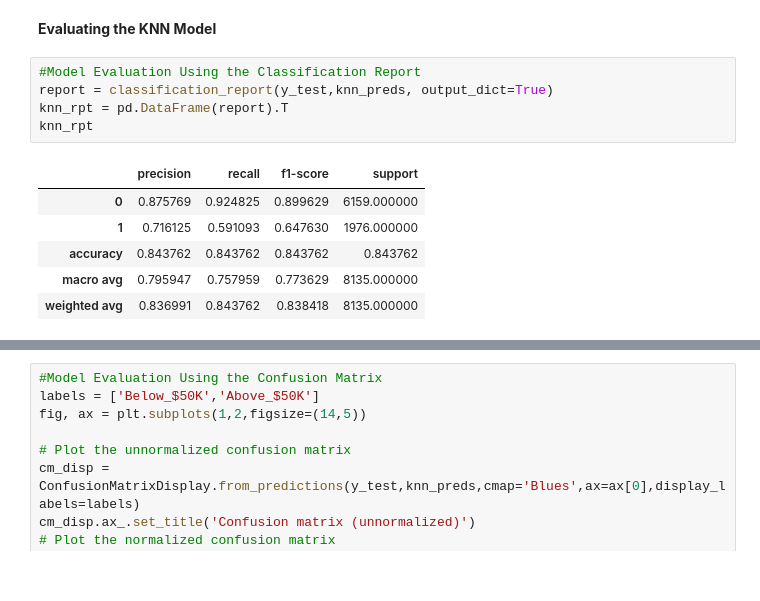
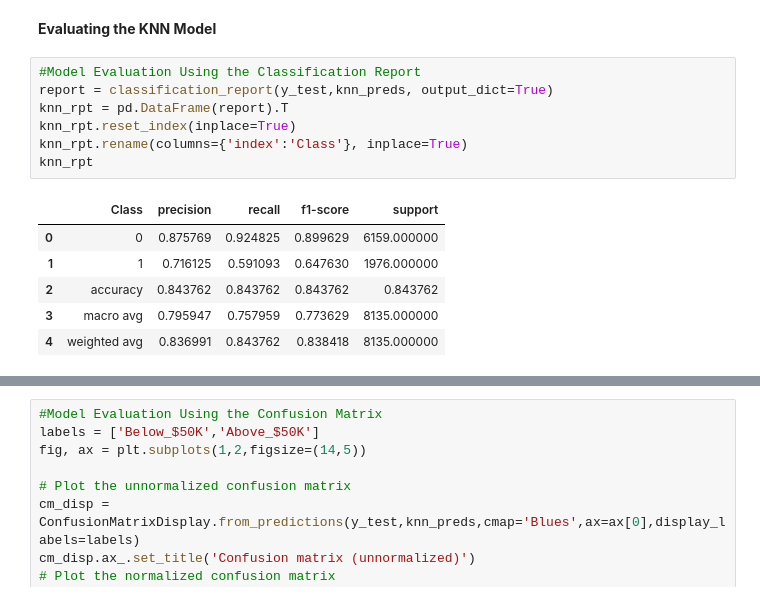
Before and after one commit to imugagga/Adults_Dataset, a Jupyter notebook: Adults_Dataset_Predictions.ipynb, the cells around one changed output, grey strips where cells are left out. Saved outputs shown, nothing was run; the diff lists cells and outputs as text.

```diff
--- a/Adults_Dataset_Predictions.ipynb
+++ b/Adults_Dataset_Predictions.ipynb
@@ -1209,12 +1263,14 @@ The Accuracy score of the model on the train data is 85.9%  and the accuracy sco
 # %%
 #Model Evaluation Using the Classification Report
 report = classification_report(y_test,knn_preds, output_dict=True)
 knn_rpt = pd.DataFrame(report).T
+knn_rpt.reset_index(inplace=True)
+knn_rpt.rename(columns={'index':'Class'}, inplace=True)
 knn_rpt
 # %% [output]
-|  | precision | recall | f1-score | support |
-| 0 | 0.875769 | 0.924825 | 0.899629 | 6159.000000 |
-| 1 | 0.716125 | 0.591093 | 0.647630 | 1976.000000 |
-| accuracy | 0.843762 | 0.843762 | 0.843762 | 0.843762 |
-| macro avg | 0.795947 | 0.757959 | 0.773629 | 8135.000000 |
-| weighted avg | 0.836991 | 0.843762 | 0.838418 | 8135.000000 |
+|  | Class | precision | recall | f1-score | support |
+| 0 | 0 | 0.875769 | 0.924825 | 0.899629 | 6159.000000 |
+| 1 | 1 | 0.716125 | 0.591093 | 0.647630 | 1976.000000 |
+| 2 | accuracy | 0.843762 | 0.843762 | 0.843762 | 0.843762 |
+| 3 | macro avg | 0.795947 | 0.757959 | 0.773629 | 8135.000000 |
+| 4 | weighted avg | 0.836991 | 0.843762 | 0.838418 | 8135.000000 |
```
Also changed, not shown: parts of 18 cells of this notebook.
